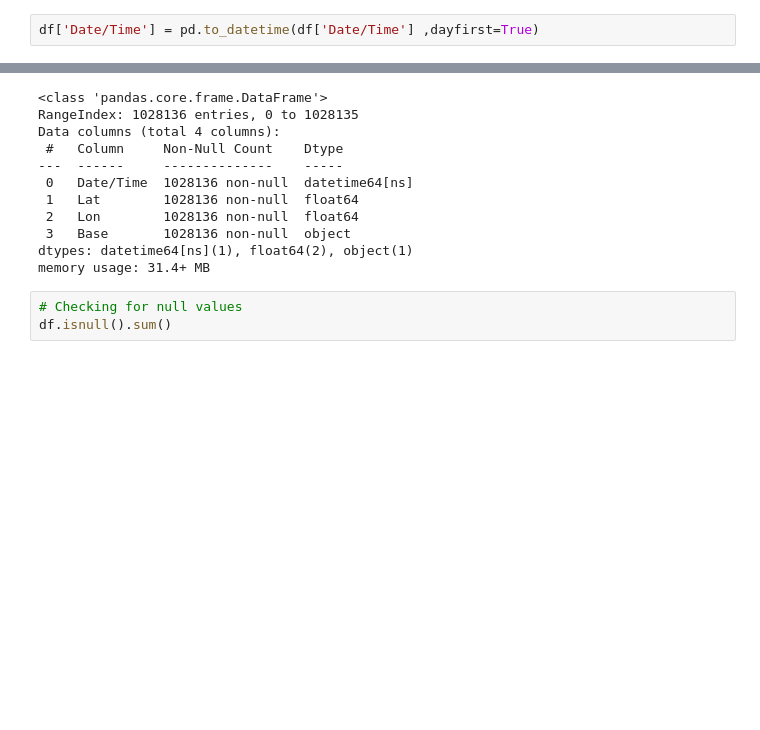
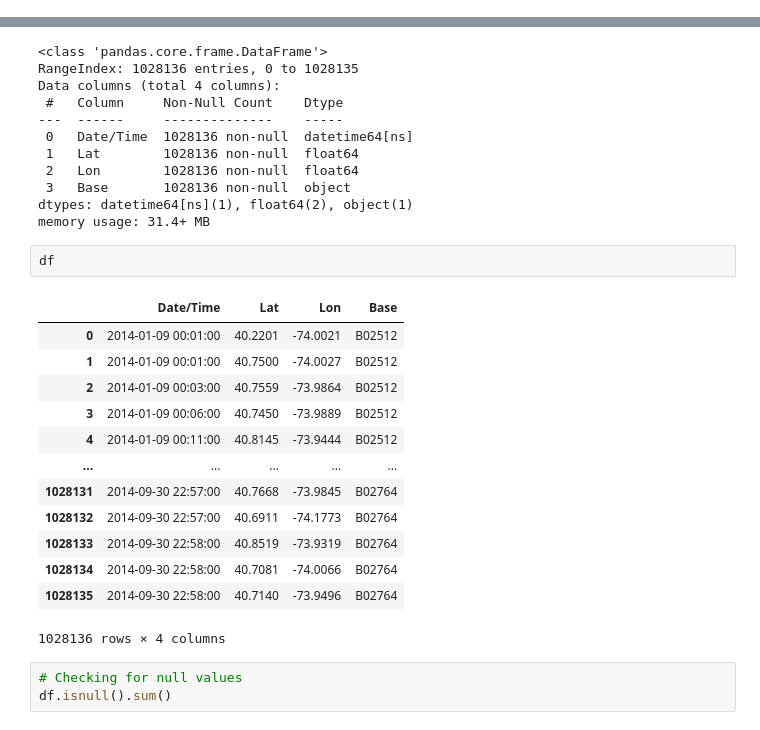
Before and after one commit to SpaceFace02/Compendium_ML_Projects, a Jupyter notebook: Uber Project/Uber Project.ipynb, the cells around one changed output, grey strips where cells are left out. Drawn from its saved outputs; the diff is of its cells as text; blank space fills up the shorter version.

```diff
--- a/Uber Project/Uber Project.ipynb
+++ b/Uber Project/Uber Project.ipynb
@@ -5,5 +5,3 @@ import matplotlib.pyplot as plt
 import seaborn as sns
 # %%
 df = pd.read_csv('uber-raw-data-sep14.csv' )
-# %%
-df['Date/Time'] = pd.to_datetime(df['Date/Time'] ,dayfirst=True)
@@ -23,6 +19,22 @@ Data columns (total 4 columns):
  3   Base       1028136 non-null  object
 dtypes: datetime64[ns](1), float64(2), object(1)
 memory usage: 31.4+ MB
+# %%
+df
+# %% [output]
+|  | Date/Time | Lat | Lon | Base |
+| 0 | 2014-01-09 00:01:00 | 40.2201 | -74.0021 | B02512 |
+| 1 | 2014-01-09 00:01:00 | 40.7500 | -74.0027 | B02512 |
+| 2 | 2014-01-09 00:03:00 | 40.7559 | -73.9864 | B02512 |
+| 3 | 2014-01-09 00:06:00 | 40.7450 | -73.9889 | B02512 |
+| 4 | 2014-01-09 00:11:00 | 40.8145 | -73.9444 | B02512 |
+| ... | ... | ... | ... | ... |
+| 1028131 | 2014-09-30 22:57:00 | 40.7668 | -73.9845 | B02764 |
+| 1028132 | 2014-09-30 22:57:00 | 40.6911 | -74.1773 | B02764 |
+| 1028133 | 2014-09-30 22:58:00 | 40.8519 | -73.9319 | B02764 |
+| 1028134 | 2014-09-30 22:58:00 | 40.7081 | -74.0066 | B02764 |
+| 1028135 | 2014-09-30 22:58:00 | 40.7140 | -73.9496 | B02764 |
+1028136 rows × 4 columns
 # %%
 # Checking for null values
 df.isnull().sum()
```
Also changed, not shown: parts of 1 cell of this notebook, 3 other files.
